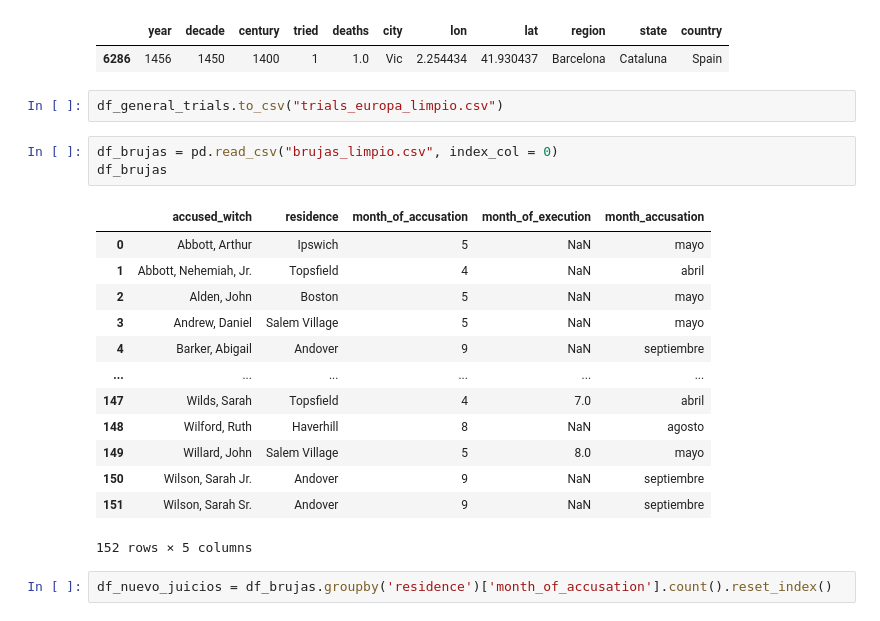
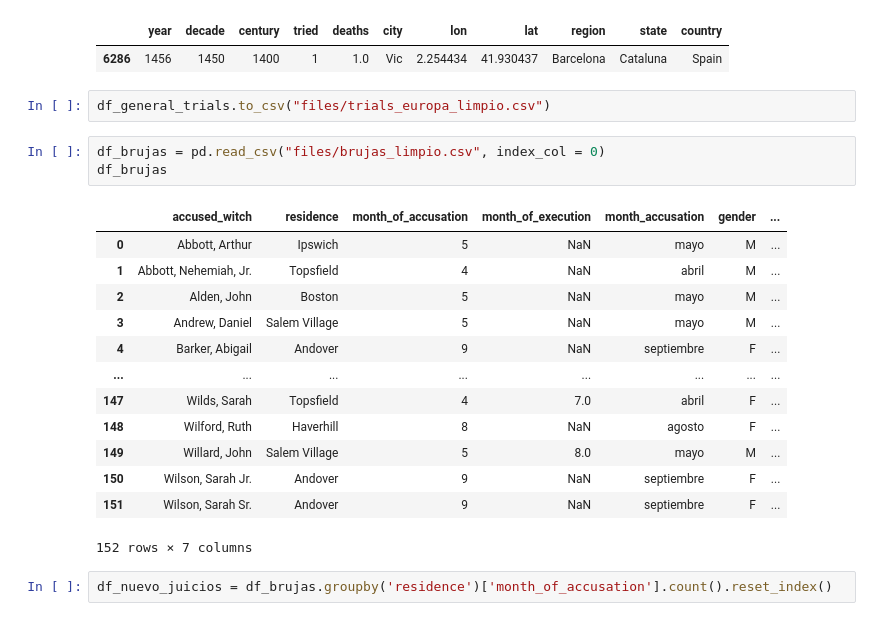
Before and after one commit to lmoraromero/promoG-modulo4-sprint1-pairprogramming-SAIRA-LAURAM, a Jupyter notebook: analisis_saira.ipynb, the cells around one changed output. Drawn from its saved outputs; the diff is of its cells as text.

```diff
--- a/analisis_saira.ipynb
+++ b/analisis_saira.ipynb
@@ -164,24 +165,24 @@ df_general_trials[(df_general_trials["country"] == "Spain") & (df_general_trials
 |  | year | decade | century | tried | deaths | city | lon | lat | region | state | country |
 | 6286 | 1456 | 1450 | 1400 | 1 | 1.0 | Vic | 2.254434 | 41.930437 | Barcelona | Cataluna | Spain |
 # %%
-df_general_trials.to_csv("trials_europa_limpio.csv")
+df_general_trials.to_csv("files/trials_europa_limpio.csv")
 # %%
-df_brujas = pd.read_csv("brujas_limpio.csv", index_col = 0)
+df_brujas = pd.read_csv("files/brujas_limpio.csv", index_col = 0)
 df_brujas
 # %% [output]
-|  | accused_witch | residence | month_of_accusation | month_of_execution | month_accusation |
-| 0 | Abbott, Arthur | Ipswich | 5 | NaN | mayo |
-| 1 | Abbott, Nehemiah, Jr. | Topsfield | 4 | NaN | abril |
-| 2 | Alden, John | Boston | 5 | NaN | mayo |
-| 3 | Andrew, Daniel | Salem Village | 5 | NaN | mayo |
-| 4 | Barker, Abigail | Andover | 9 | NaN | septiembre |
-| ... | ... | ... | ... | ... | ... |
-| 147 | Wilds, Sarah | Topsfield | 4 | 7.0 | abril |
-| 148 | Wilford, Ruth | Haverhill | 8 | NaN | agosto |
-| 149 | Willard, John | Salem Village | 5 | 8.0 | mayo |
-| 150 | Wilson, Sarah Jr. | Andover | 9 | NaN | septiembre |
-| 151 | Wilson, Sarah Sr. | Andover | 9 | NaN | septiembre |
+|  | accused_witch | residence | month_of_accusation | month_of_execution | month_accusation | gender | ... |
+| 0 | Abbott, Arthur | Ipswich | 5 | NaN | mayo | M | ... |
+| 1 | Abbott, Nehemiah, Jr. | Topsfield | 4 | NaN | abril | M | ... |
+| 2 | Alden, John | Boston | 5 | NaN | mayo | M | ... |
+| 3 | Andrew, Daniel | Salem Village | 5 | NaN | mayo | M | ... |
+| 4 | Barker, Abigail | Andover | 9 | NaN | septiembre | F | ... |
+| ... | ... | ... | ... | ... | ... | ... | ... |
+| 147 | Wilds, Sarah | Topsfield | 4 | 7.0 | abril | F | ... |
+| 148 | Wilford, Ruth | Haverhill | 8 | NaN | agosto | F | ... |
+| 149 | Willard, John | Salem Village | 5 | 8.0 | mayo | M | ... |
+| 150 | Wilson, Sarah Jr. | Andover | 9 | NaN | septiembre | F | ... |
+| 151 | Wilson, Sarah Sr. | Andover | 9 | NaN | septiembre | F | ... |
-152 rows × 5 columns
+152 rows × 7 columns
 # %%
 df_nuevo_juicios = df_brujas.groupby('residence')['month_of_accusation'].count().reset_index()
 # %%
```
Also changed, not shown: parts of 17 cells of this notebook, 5 other files.
